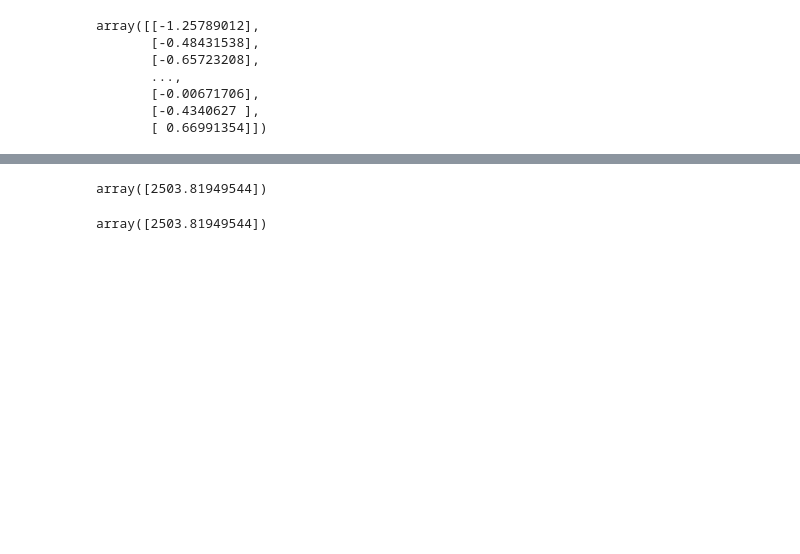
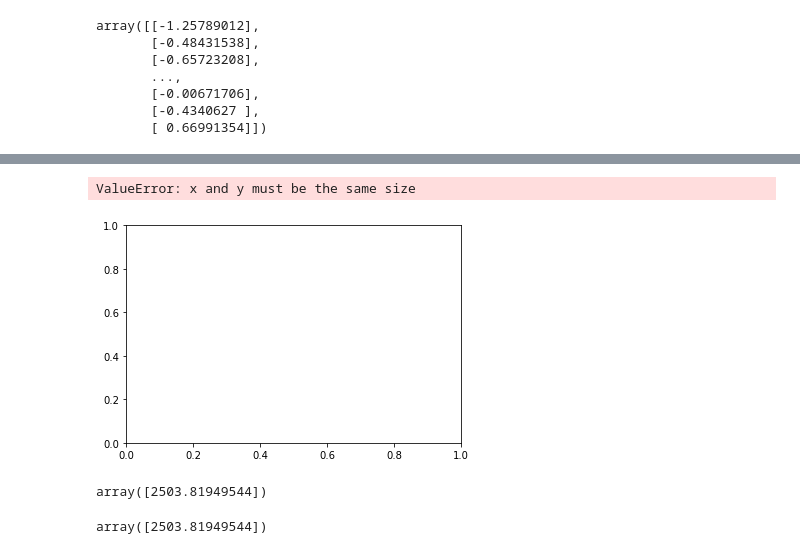
Before and after one commit to SadiaAlamChy/HDA-Tech-Learning, a Jupyter notebook: notebook/Apply_ML_Algorithm/SVM_Regression_Ecom_data.ipynb, the cells around one changed output, grey strips where cells are left out. Drawn from its saved outputs; the diff is of its cells as text; code cells hidden in the pictures; blank space fills up the shorter version.

```diff
--- a/notebook/Apply_ML_Algorithm/SVM_Regression_Ecom_data.ipynb
+++ b/notebook/Apply_ML_Algorithm/SVM_Regression_Ecom_data.ipynb
@@ -220 +329,9 @@ SVR()
+# %%
+plt.scatter(X, Y.ravel(), s=5, color="blue", label="original")
+plt.plot(X, y_pred, lw=2, color="red", label="fitted")
+plt.legend()
+plt.show()
+# %% [output]
+ValueError: x and y must be the same size
+[figure, added]
 # %%
```
Also changed, not shown: parts of 40 cells of this notebook, 24 other files.
